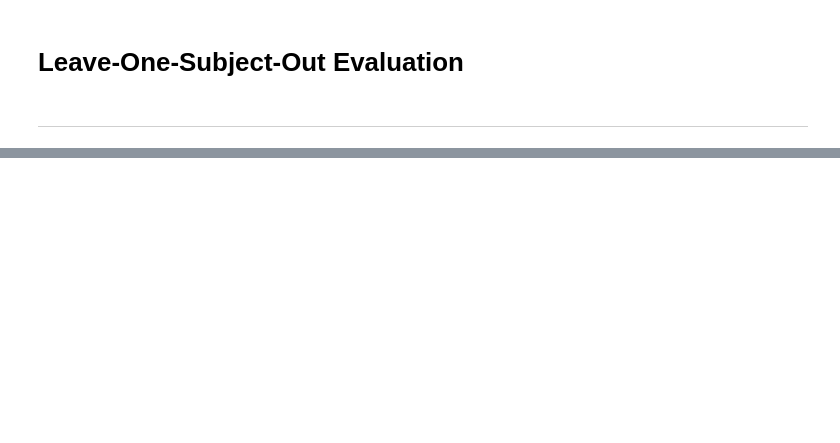
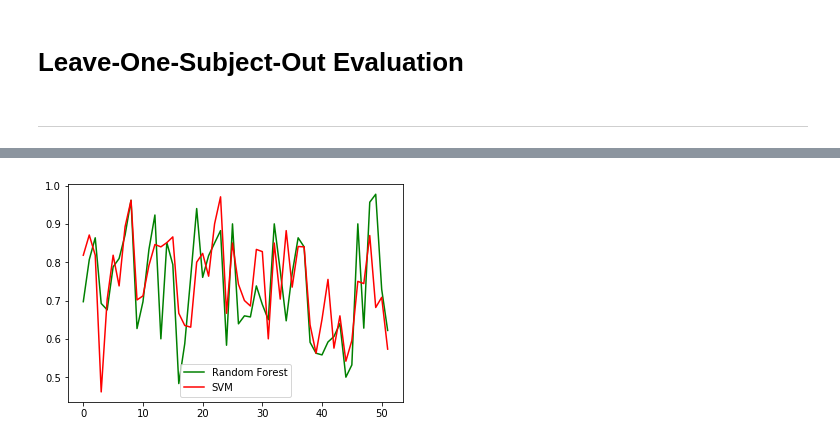
Before and after one commit to kitsiosk/thesis-attention, a Jupyter notebook: leave_one_out.ipynb, the cells around one changed output, grey strips where cells are left out. Drawn from its saved outputs; the diff is of its cells as text; code cells hidden in the pictures; blank space fills up the shorter version.

Commit message:
Added plots

```diff
--- a/leave_one_out.ipynb
+++ b/leave_one_out.ipynb
@@ -391,3 +462,10 @@ for i in low_score_subjects_rf:
 file2 = open("low_score_svm.txt", "w")
 for i in low_score_subjects_svm:
     file2.write(i + '\n')
+# %%
+line1, = plt.plot(accuracy_rf_raw, 'g')
+line2, = plt.plot(accuracy_svm_raw, 'r')
+plt.legend((line1, line2), ("Random Forest", "SVM"))
+plt.show()
+# %% [output]
+[figure, added]
```
Also changed, not shown: parts of 9 cells of this notebook, 1 other file.
